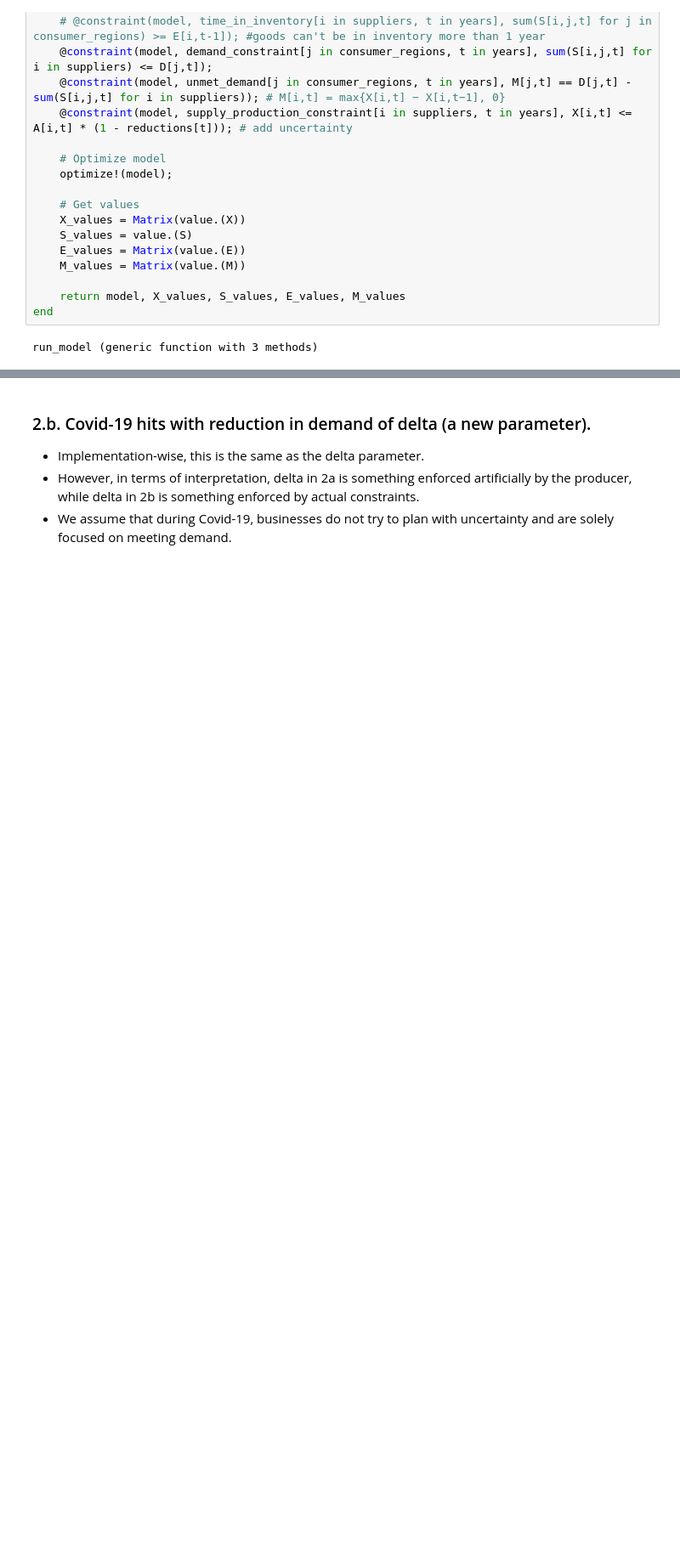
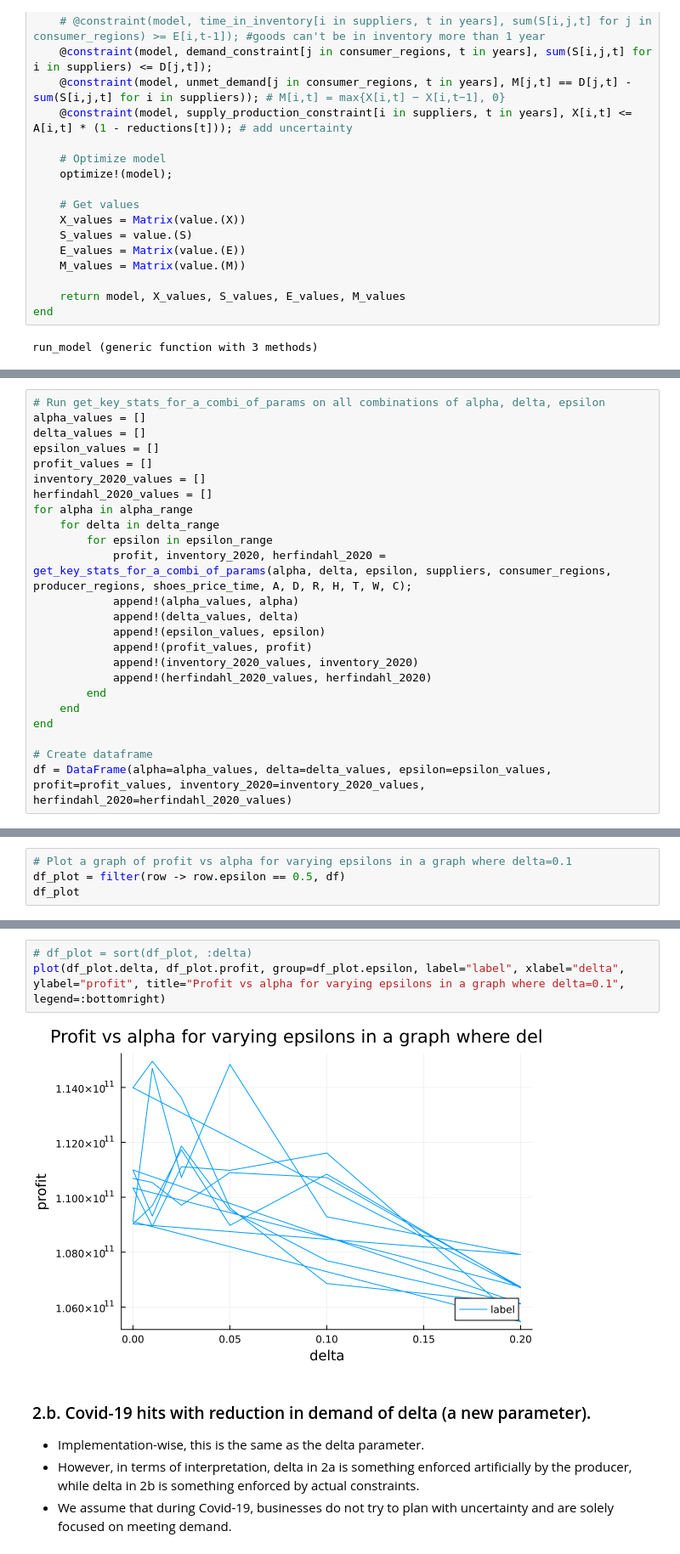
Before and after one commit to jasonjiajs/15.093_optimization_methods, a Jupyter notebook: model/model_updated.ipynb, the cells around one changed output, grey strips where cells are left out. Shown at 85% size. Drawn from its saved outputs; the diff is of its cells as text; blank space fills up the shorter version.

Commit message:
completed model, plots remaining

```diff
--- a/model/model_updated.ipynb
+++ b/model/model_updated.ipynb
@@ -449,0 +430,24 @@ Holding cost: 0.0
+# %%
+# Run get_key_stats_for_a_combi_of_params on all combinations of alpha, delta, epsilon
+alpha_values = []
+delta_values = []
+epsilon_values = []
+profit_values = []
+inventory_2020_values = []
+herfindahl_2020_values = []
+for alpha in alpha_range
+    for delta in delta_range
+        for epsilon in epsilon_range
+            profit, inventory_2020, herfindahl_2020 = get_key_stats_for_a_combi_of_params(alpha, delta, epsilon, suppliers, consumer_regions, producer_regions, shoes_price_time, A, D, R, H, T, W, C);
+            append!(alpha_values, alpha)
+            append!(delta_values, delta)
+            append!(epsilon_values, epsilon)
+            append!(profit_values, profit)
+            append!(inventory_2020_values, inventory_2020)
+            append!(herfindahl_2020_values, herfindahl_2020)
+        end
+    end
+end
+
+# Create dataframe
+df = DataFrame(alpha=alpha_values, delta=delta_values, epsilon=epsilon_values, profit=profit_values, inventory_2020=inventory_2020_values, herfindahl_2020=herfindahl_2020_values)
@@ -449,0 +494,4 @@ Holding cost: 0.0
+# %%
+# Plot a graph of profit vs alpha for varying epsilons in a graph where delta=0.1
+df_plot = filter(row -> row.epsilon == 0.5, df)
+df_plot
@@ -450,3 +519,8 @@ Holding cost: 0.0
+# %%
+# df_plot = sort(df_plot, :delta)
+plot(df_plot.delta, df_plot.profit, group=df_plot.epsilon, label="label", xlabel="delta", ylabel="profit", title="Profit vs alpha for varying epsilons in a graph where delta=0.1", legend=:bottomright)
+# %% [output]
+[figure, added]
 # %% [markdown]
 ### 2.b. Covid-19 hits with reduction in demand of delta (a new parameter).
 - Implementation-wise, this is the same as the delta parameter.
```
Also changed, not shown: parts of 37 cells of this notebook.
